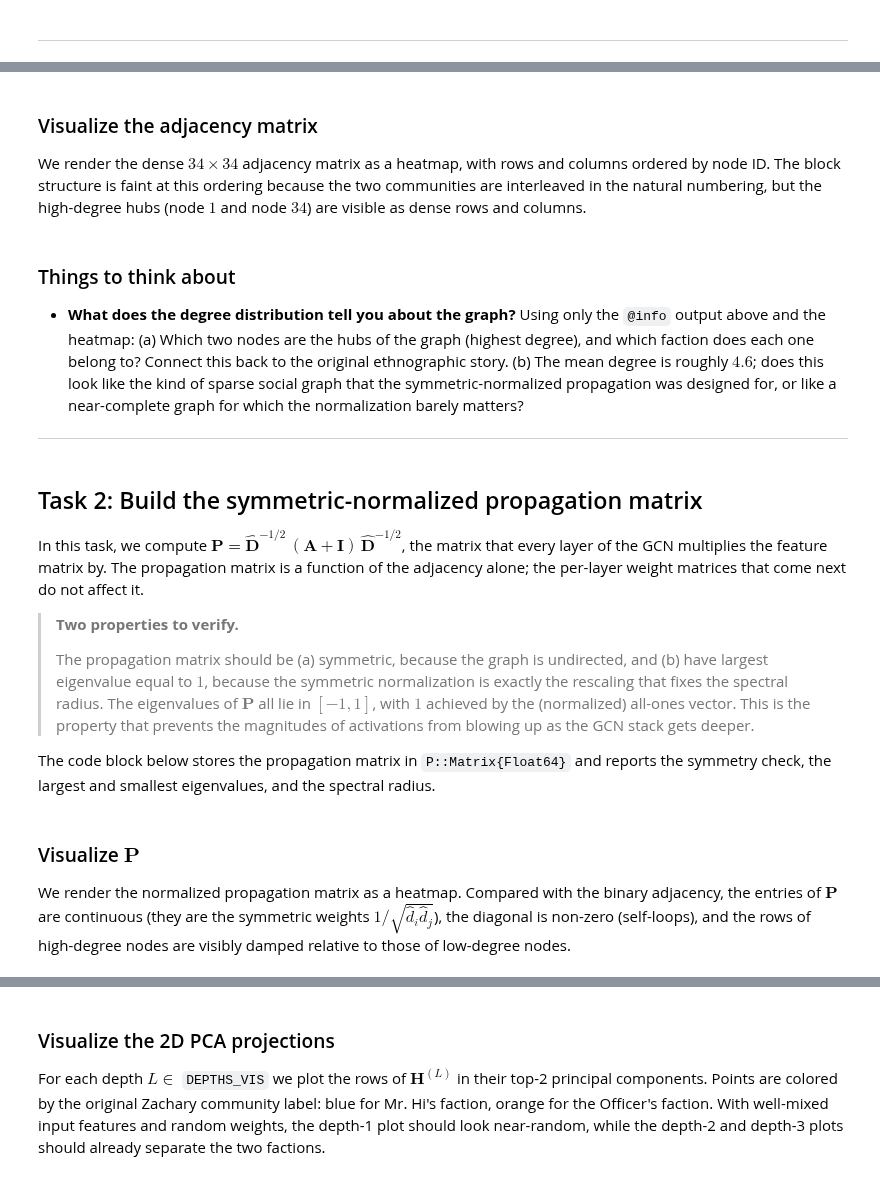
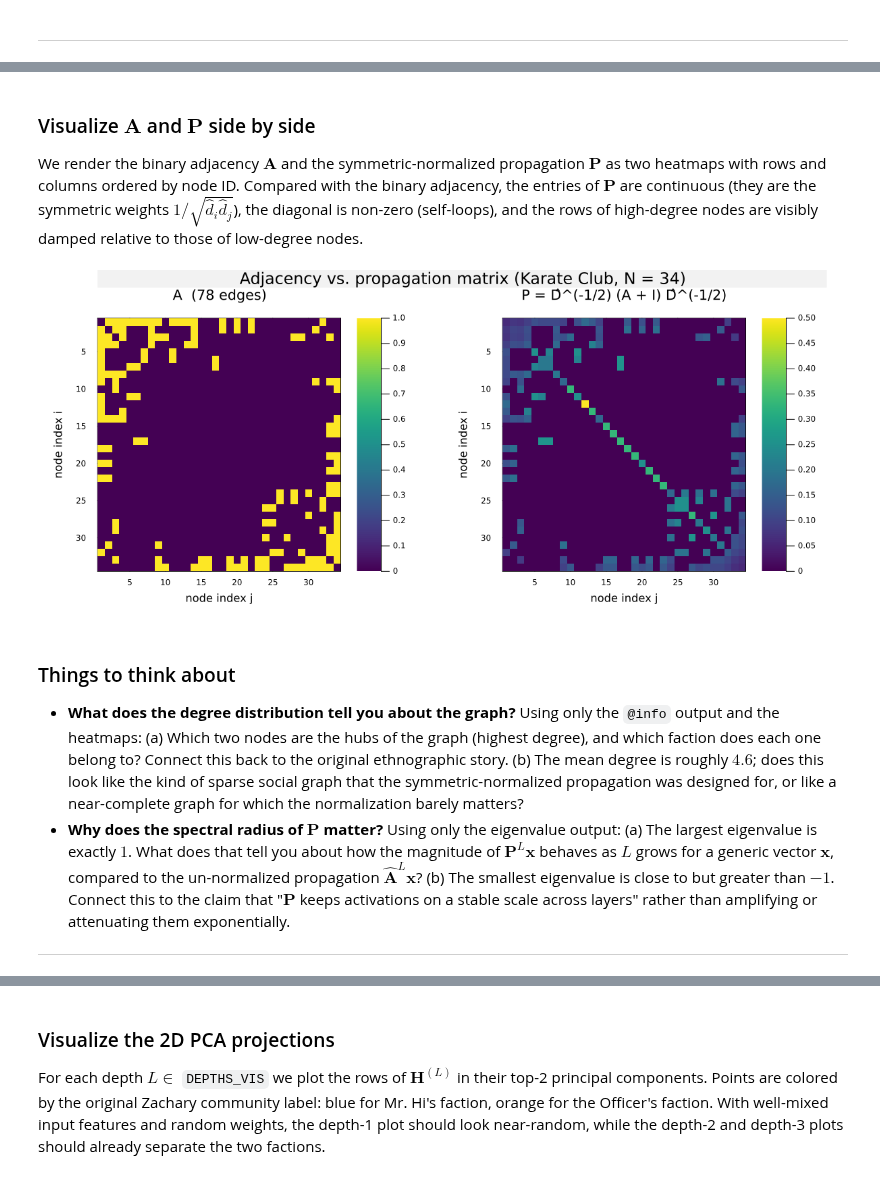
Before and after one commit to varnerlab/CHEME-5820-Lectures-Spring-2026, a Jupyter notebook: lectures/week-15/L15c/CHEME-5820-L15c-Example-GraphNeuralNetworks-Spring-2026.ipynb, the cells around one changed output, grey strips where cells are left out. Cells and saved outputs as stored; diff of their text form; code cells hidden in the pictures.

```diff
--- a/lectures/week-15/L15c/CHEME-5820-L15c-Example-GraphNeuralNetworks-Spring-2026.ipynb
+++ b/lectures/week-15/L15c/CHEME-5820-L15c-Example-GraphNeuralNetworks-Spring-2026.ipynb
@@ -78,31 +108,34 @@ end
 # %% [markdown]
-### Visualize the adjacency matrix
-We render the dense $34\times 34$ adjacency matrix as a heatmap, with rows and columns ordered by node ID. The block structure is faint at this ordering because the two communities are interleaved in the natural numbering, but the high-degree hubs (node $1$ and node $34$) are visible as dense rows and columns.
+### Visualize $\mathbf{A}$ and $\mathbf{P}$ side by side
+We render the binary adjacency $\mathbf{A}$ and the symmetric-normalized propagation $\mathbf{P}$ as two heatmaps with rows and columns ordered by node ID. Compared with the binary adjacency, the entries of $\mathbf{P}$ are continuous (they are the symmetric weights $1/\sqrt{\hat{d}_{i}\hat{d}_{j}}$), the diagonal is non-zero (self-loops), and the rows of high-degree nodes are visibly damped relative to those of low-degree nodes.
 # %%
 let
-    p = heatmap(A;
+    p_A = heatmap(A;
         c = :viridis, clims = (0.0, 1.0),
         xlabel = "node index j", ylabel = "node index i",
-        title  = "Adjacency matrix A of Zachary's Karate Club ($(Int(sum(A) ÷ 2)) edges)",
+        title  = "A  ($(Int(sum(A) ÷ 2)) edges)",
         yflip  = true,
         bg = "gray95", background_color_outside = "white",
         framestyle = :box)
 
-    plot(p; size = (700, 600),
-        left_margin = 12Plots.mm, bottom_margin = 10Plots.mm,
-        right_margin = 6Plots.mm, top_margin = 4Plots.mm)
+    p_P = heatmap(P;
+        c = :viridis, clims = (0.0, maximum(P)),
+        xlabel = "node index j", ylabel = "node index i",
+        title  = "P = D̂^(-1/2) (A + I) D̂^(-1/2)",
+        yflip  = true,
+        bg = "gray95", background_color_outside = "white",
+        framestyle = :box)
+
+    plot(p_A, p_P; layout = (1, 2), size = (1200, 520),
+        plot_title = "Adjacency vs. propagation matrix (Karate Club, N = $(N))",
+        left_margin = 10Plots.mm, bottom_margin = 10Plots.mm,
+        right_margin = 6Plots.mm, top_margin = 6Plots.mm)
 end
+# %% [output]
+[figure, added]
 # %% [markdown]
 ### Things to think about
-* __What does the degree distribution tell you about the graph?__ Using only the `@info` output above and the heatmap: (a) Which two nodes are the hubs of the graph (highest degree), and which faction does each one belong to? Connect this back to the original ethnographic story. (b) The mean degree is roughly $4.6$; does this look like the kind of sparse social graph that the symmetric-normalized propagation was designed for, or like a near-complete graph for which the normalization barely matters?
+* __What does the degree distribution tell you about the graph?__ Using only the `@info` output and the heatmaps: (a) Which two nodes are the hubs of the graph (highest degree), and which faction does each one belong to? Connect this back to the original ethnographic story. (b) The mean degree is roughly $4.6$; does this look like the kind of sparse social graph that the symmetric-normalized propagation was designed for, or like a near-complete graph for which the normalization barely matters?
+* __Why does the spectral radius of $\mathbf{P}$ matter?__ Using only the eigenvalue output: (a) The largest eigenvalue is exactly $1$. What does that tell you about how the magnitude of $\mathbf{P}^{L}\mathbf{x}$ behaves as $L$ grows for a generic vector $\mathbf{x}$, compared to the un-normalized propagation $\hat{\mathbf{A}}^{L}\mathbf{x}$? (b) The smallest eigenvalue is close to but greater than $-1$. Connect this to the claim that "$\mathbf{P}$ keeps activations on a stable scale across layers" rather than amplifying or attenuating them exponentially.
 
 ___
-# %% [markdown]
-## Task 2: Build the symmetric-normalized propagation matrix
-In this task, we compute $\mathbf{P} = \hat{\mathbf{D}}^{-1/2}\,(\mathbf{A} + \mathbf{I})\,\hat{\mathbf{D}}^{-1/2}$, the matrix that every layer of the GCN multiplies the feature matrix by. The propagation matrix is a function of the adjacency alone; the per-layer weight matrices that come next do not affect it.
-
-> __Two properties to verify.__
->
-> The propagation matrix should be (a) symmetric, because the graph is undirected, and (b) have largest eigenvalue equal to $1$, because the symmetric normalization is exactly the rescaling that fixes the spectral radius. The eigenvalues of $\mathbf{P}$ all lie in $[-1, 1]$, with $1$ achieved by the (normalized) all-ones vector. This is the property that prevents the magnitudes of activations from blowing up as the GCN stack gets deeper.
-
-The code block below stores the propagation matrix in `P::Matrix{Float64}` and reports the symmetry check, the largest and smallest eigenvalues, and the spectral radius.
@@ -118,3 +141,0 @@ end;
-# %% [markdown]
-### Visualize $\mathbf{P}$
-We render the normalized propagation matrix as a heatmap. Compared with the binary adjacency, the entries of $\mathbf{P}$ are continuous (they are the symmetric weights $1/\sqrt{\hat{d}_{i}\hat{d}_{j}}$), the diagonal is non-zero (self-loops), and the rows of high-degree nodes are visibly damped relative to those of low-degree nodes.
```
Also changed, not shown: parts of 14 cells of this notebook, 1 other file.
